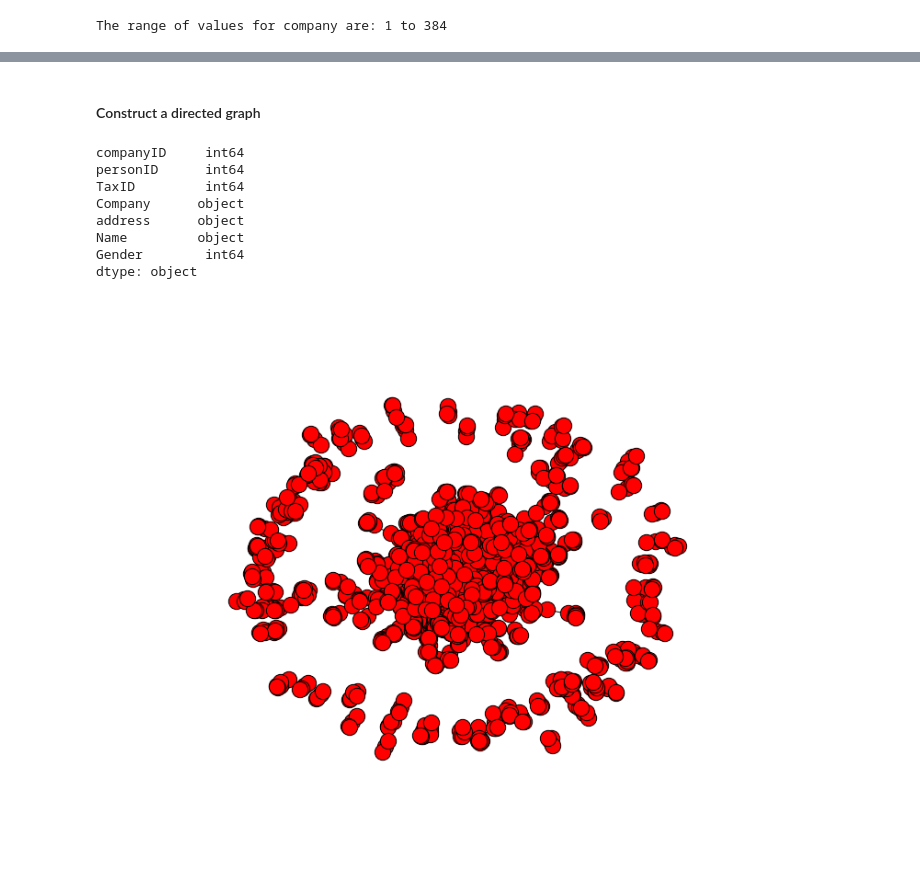
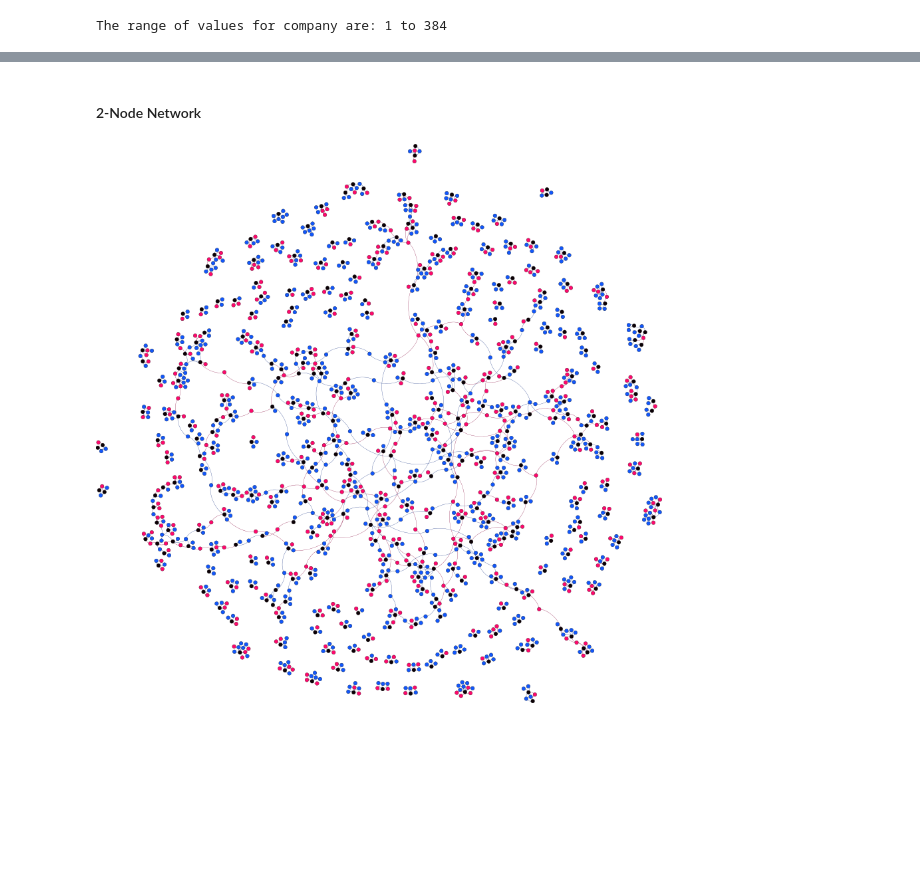
Before and after one commit to ajp619/is620_2modeNet, a Jupyter notebook: 2modeNet.ipynb, the cells around one changed output, grey strips where cells are left out. Saved outputs shown, nothing was run; the diff lists cells and outputs as text; code cells hidden in the pictures; blank space fills up the shorter version.

```diff
--- a/2modeNet.ipynb
+++ b/2modeNet.ipynb
@@ -103,2 +125,0 @@ We can't add these to a networkx graph yet since it will treat the overlapping n
-# %% [markdown]
-#### Construct a directed graph
@@ -109,12 +126 @@ companies=[]
-# %%
-mrgDF.dtypes
-# %% [output]
-companyID     int64
-personID      int64
-TaxID         int64
-Company      object
-address      object
-Name         object
-Gender        int64
-dtype: object
 # %%
@@ -122,5 +127,0 @@ g = nx.from_pandas_dataframe(mrgDF,'companyID','personID','Gender')
-# %%
-nx.draw(g)
-plt.show()
-# %% [output]
-[figure, removed]
@@ -126,0 +143,8 @@ plt.show()
+# %% [markdown]
+#### 2-Node Network
+# %%
+## For AARON: Not sure how to handle svg files, so put the png version of it below. You are free to change it.
+## Also I do not have Gephi installed or understanding :) -- so leaving those magics for you too.
+dis.Image('gviz.png')
+# %% [output]
+[figure, added]
```
Also changed, not shown: parts of 31 cells of this notebook.
